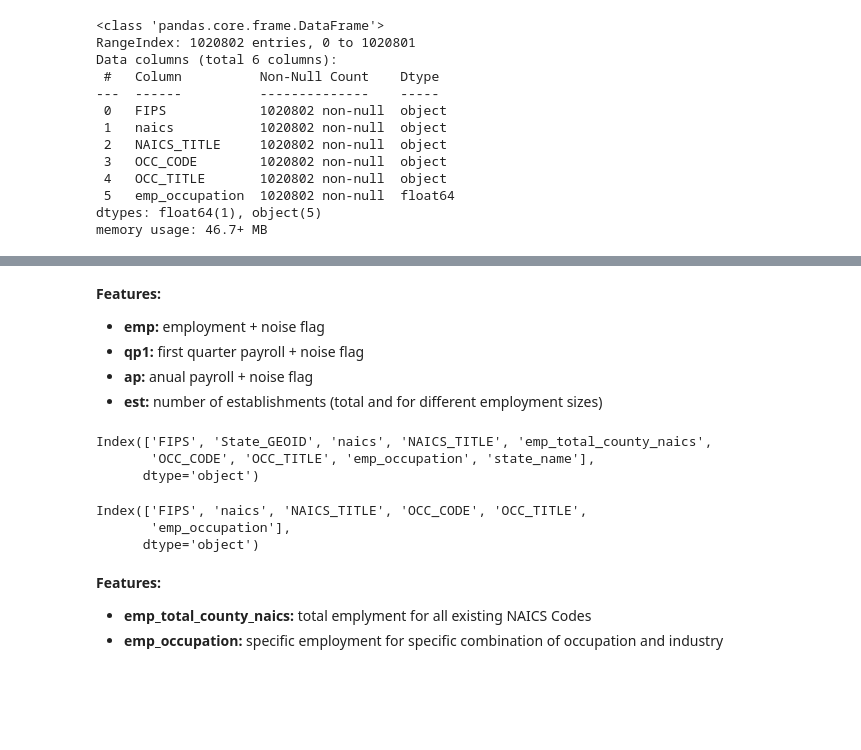
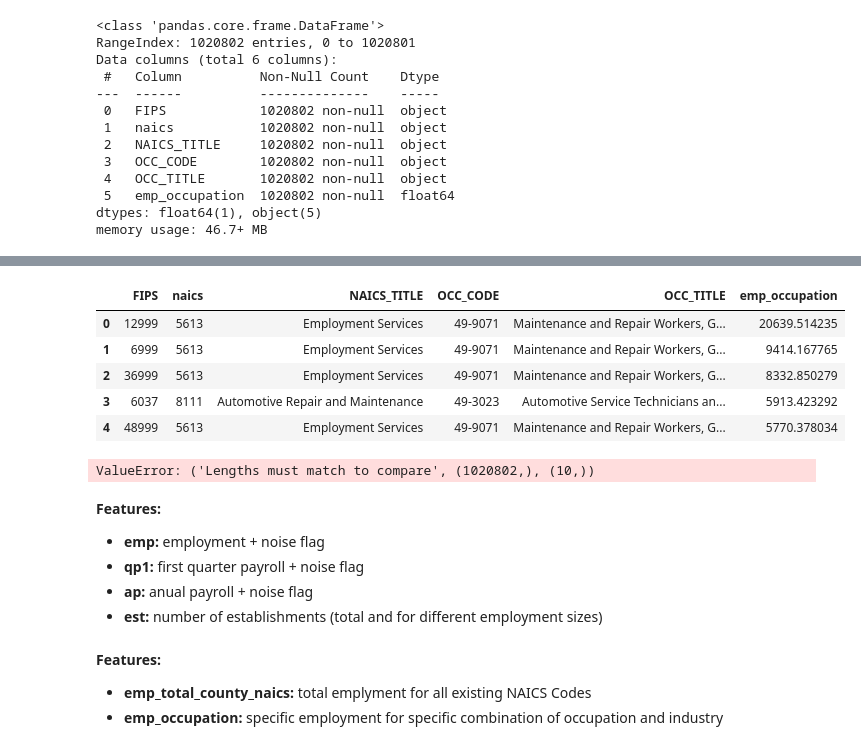
Before and after one commit to dkkdark/Data-Driven-Modeling-WS24-25, a Jupyter notebook: notebooks/data_preparation.ipynb, the cells around one changed output, grey strips where cells are left out. Drawn from its saved outputs; the diff is of its cells as text; code cells hidden in the pictures; blank space fills up the shorter version.

```diff
--- a/notebooks/data_preparation.ipynb
+++ b/notebooks/data_preparation.ipynb
@@ -240,3 +274,17 @@ merged_data = pd.merge(merged_data, filtered_occupation, on='FIPS', how='inner')
+# %%
+filtered_occupation.head()
+# %% [output]
+|  | FIPS | naics | NAICS_TITLE | OCC_CODE | OCC_TITLE | emp_occupation |
+| 0 | 12999 | 5613 | Employment Services | 49-9071 | Maintenance and Repair Workers, G... | 20639.514235 |
+| 1 | 6999 | 5613 | Employment Services | 49-9071 | Maintenance and Repair Workers, G... | 9414.167765 |
+| 2 | 36999 | 5613 | Employment Services | 49-9071 | Maintenance and Repair Workers, G... | 8332.850279 |
+| 3 | 6037 | 8111 | Automotive Repair and Maintenance | 49-3023 | Automotive Service Technicians an... | 5913.423292 |
+| 4 | 48999 | 5613 | Employment Services | 49-9071 | Maintenance and Repair Workers, G... | 5770.378034 |
+# %%
+filtered_occ_final = filtered_occupation[filtered_occupation['OCC_CODE'] == occ_top10]
+filtered_occ_final.head()
+# %% [output]
+ValueError: ('Lengths must match to compare', (1020802,), (10,))
 # %% [markdown]
 **Features:**
 
@@ -244,26 +292,6 @@ merged_data = pd.merge(merged_data, filtered_occupation, on='FIPS', how='inner')
 - **qp1:** first quarter payroll + noise flag
 - **ap:** anual payroll + noise flag
 - **est:** number of establishments (total and for different employment sizes)
-# %%
-df_occupation.columns
-# %% [output]
-Index(['FIPS', 'State_GEOID', 'naics', 'NAICS_TITLE', 'emp_total_county_naics',
-       'OCC_CODE', 'OCC_TITLE', 'emp_occupation', 'state_name'],
-      dtype='object')
-# %%
-columns_to_drop_occupation = [
-    'State_GEOID',  'emp_total_county_naics', 'state_name'
-]
-
-# إزالة الأعمدة
-filtered_occupation = df_occupation.drop(columns=columns_to_drop_occupation, errors='ignore')
-
-# عرض الأعمدة المتبقية
-print(filtered_occupation.columns)
-# %% [output]
-Index(['FIPS', 'naics', 'NAICS_TITLE', 'OCC_CODE', 'OCC_TITLE',
-       'emp_occupation'],
-      dtype='object')
 # %% [markdown]
 **Features:**
 
```
Also changed, not shown: parts of 3 cells of this notebook.
